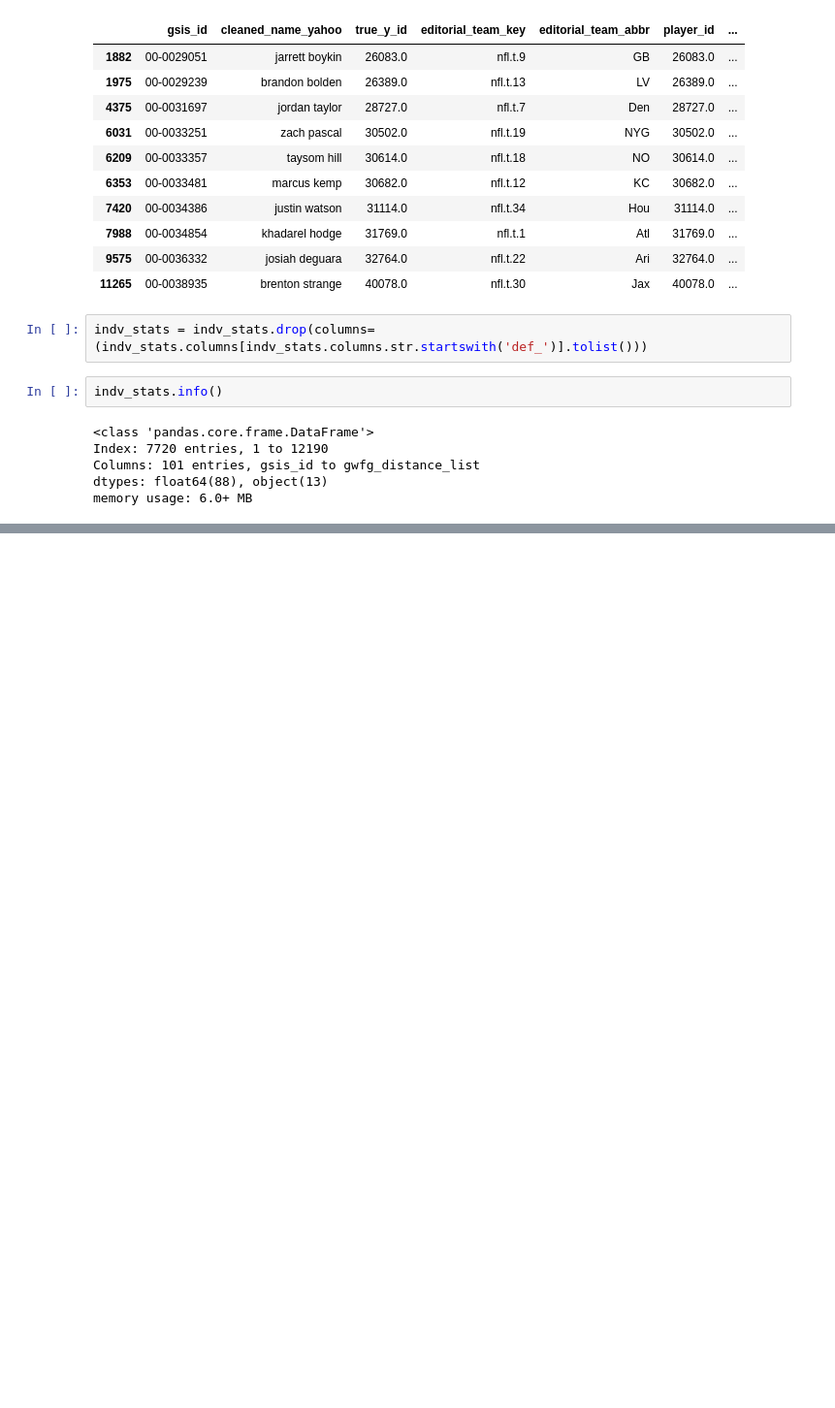
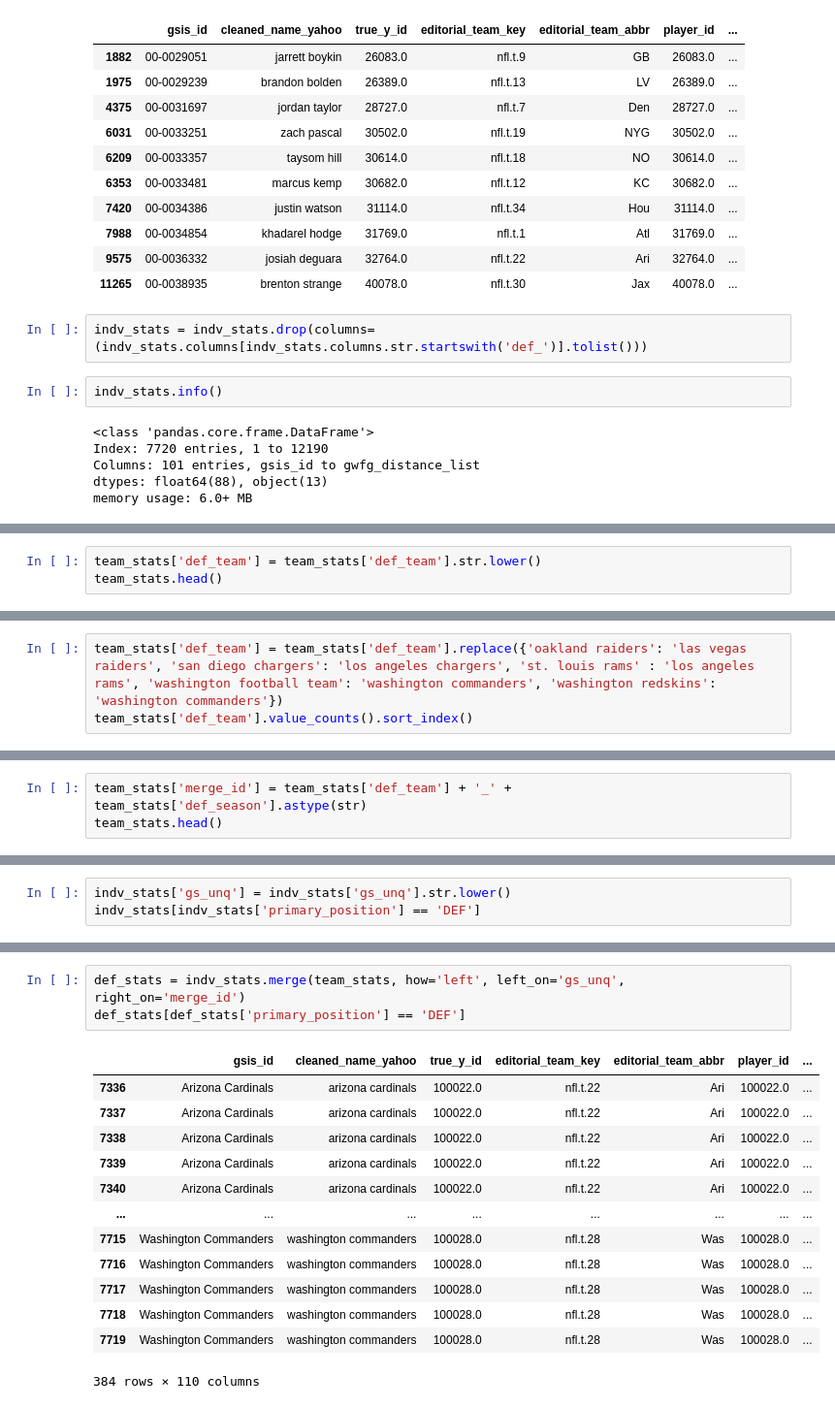
Before and after one commit to nicriv831/Fantasy-Football-Machine, a Jupyter notebook: data_merging.ipynb, the cells around one changed output, grey strips where cells are left out. Shown at 97% size. Cells and saved outputs as stored; diff of their text form; blank space fills up the shorter version.

```diff
--- a/data_merging.ipynb
+++ b/data_merging.ipynb
@@ -374,0 +547,3 @@ memory usage: 6.0+ MB
+# %%
+team_stats['def_team'] = team_stats['def_team'].str.lower()
+team_stats.head()
@@ -374,0 +577,3 @@ memory usage: 6.0+ MB
+# %%
+team_stats['def_team'] = team_stats['def_team'].replace({'oakland raiders': 'las vegas raiders', 'san diego chargers': 'los angeles chargers', 'st. louis rams' : 'los angeles rams', 'washington football team': 'washington commanders', 'washington redskins': 'washington commanders'})
+team_stats['def_team'].value_counts().sort_index()
@@ -374,0 +598,3 @@ memory usage: 6.0+ MB
+# %%
+team_stats['merge_id'] = team_stats['def_team'] + '_' + team_stats['def_season'].astype(str)
+team_stats.head()
@@ -374,0 +694,3 @@ memory usage: 6.0+ MB
+# %%
+indv_stats['gs_unq'] = indv_stats['gs_unq'].str.lower()
+indv_stats[indv_stats['primary_position'] == 'DEF']
@@ -374,0 +711,17 @@ memory usage: 6.0+ MB
+# %%
+def_stats = indv_stats.merge(team_stats, how='left', left_on='gs_unq', right_on='merge_id')
+def_stats[def_stats['primary_position'] == 'DEF']
+# %% [output]
+|  | gsis_id | cleaned_name_yahoo | true_y_id | editorial_team_key | editorial_team_abbr | player_id | ... |
+| 7336 | Arizona Cardinals | arizona cardinals | 100022.0 | nfl.t.22 | Ari | 100022.0 | ... |
+| 7337 | Arizona Cardinals | arizona cardinals | 100022.0 | nfl.t.22 | Ari | 100022.0 | ... |
+| 7338 | Arizona Cardinals | arizona cardinals | 100022.0 | nfl.t.22 | Ari | 100022.0 | ... |
+| 7339 | Arizona Cardinals | arizona cardinals | 100022.0 | nfl.t.22 | Ari | 100022.0 | ... |
+| 7340 | Arizona Cardinals | arizona cardinals | 100022.0 | nfl.t.22 | Ari | 100022.0 | ... |
+| ... | ... | ... | ... | ... | ... | ... | ... |
+| 7715 | Washington Commanders | washington commanders | 100028.0 | nfl.t.28 | Was | 100028.0 | ... |
+| 7716 | Washington Commanders | washington commanders | 100028.0 | nfl.t.28 | Was | 100028.0 | ... |
+| 7717 | Washington Commanders | washington commanders | 100028.0 | nfl.t.28 | Was | 100028.0 | ... |
+| 7718 | Washington Commanders | washington commanders | 100028.0 | nfl.t.28 | Was | 100028.0 | ... |
+| 7719 | Washington Commanders | washington commanders | 100028.0 | nfl.t.28 | Was | 100028.0 | ... |
+384 rows × 110 columns
```
Also changed, not shown: parts of 43 cells of this notebook.
